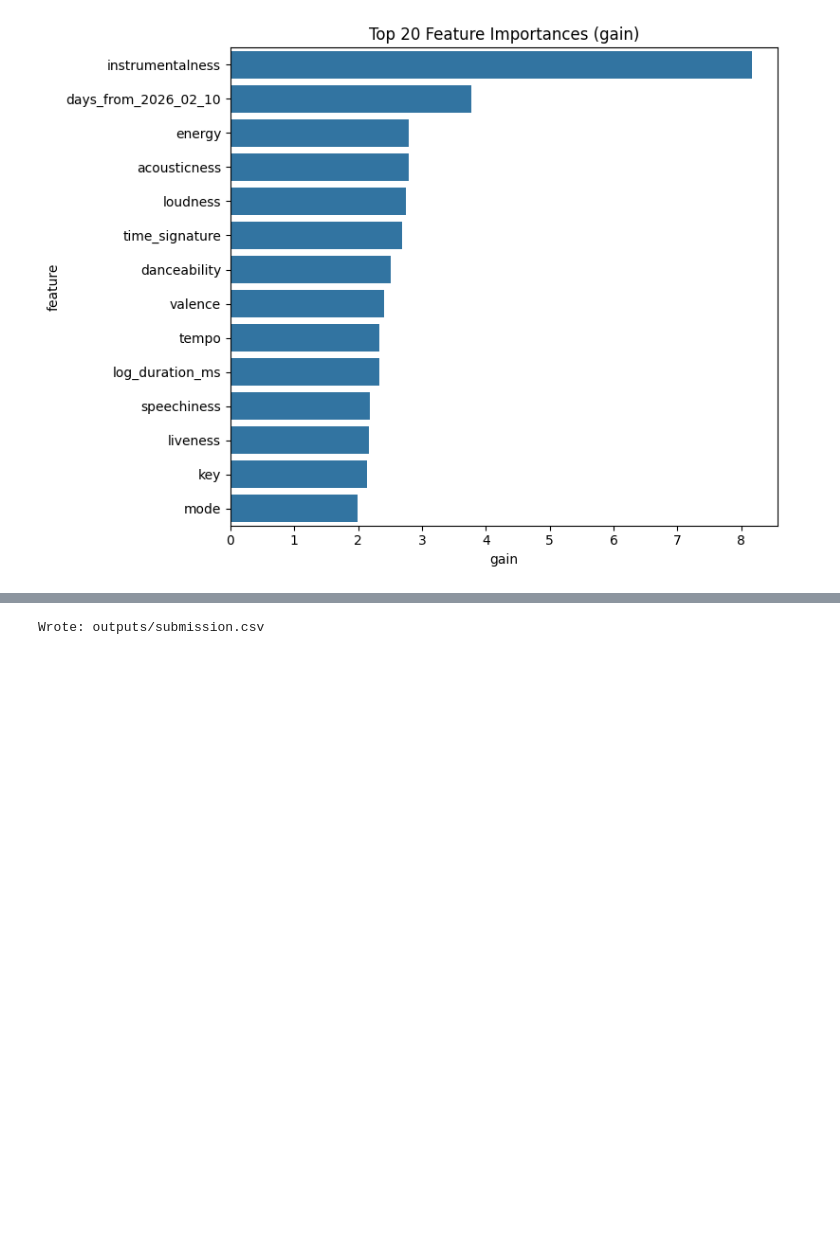
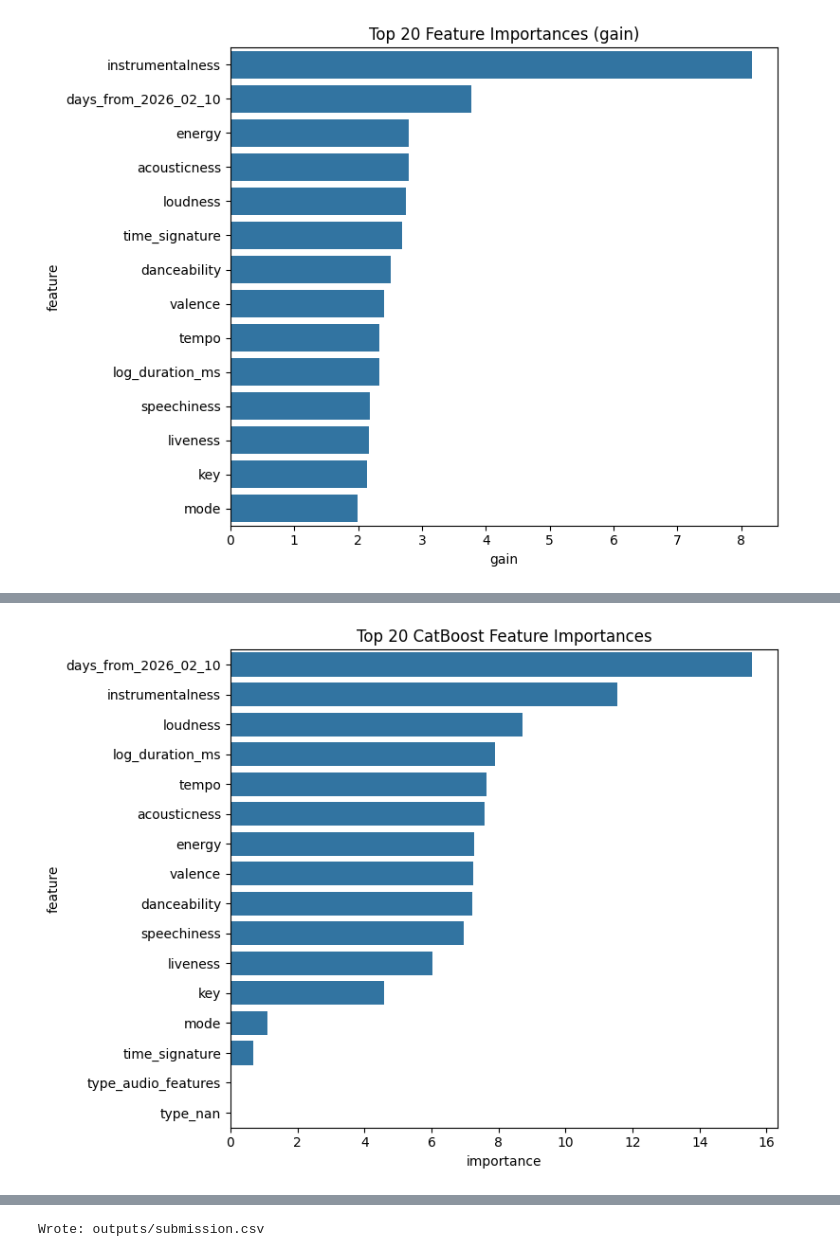
Before and after one commit to NataliaZhang/SongsClassifier, a Jupyter notebook: notebooks/xgb_search.ipynb, the cells around one changed output, grey strips where cells are left out. Saved outputs shown, nothing was run; the diff lists cells and outputs as text; code cells hidden in the pictures; blank space fills up the shorter version.

```diff
--- a/notebooks/xgb_search.ipynb
+++ b/notebooks/xgb_search.ipynb
@@ -258,3 +259,89 @@ params={'colsample_bytree': 1.0, 'gamma': 0.8, 'learning_rate': 0.05, 'max_depth
 [{'params': {'colsample_bytree': 1.0, 'gamma': 0.8, 'learning_rate': 0.05, 'max_depth': 9, 'min_child_weight': 0.5, 'n_estimators': 300, 'reg_alpha': 0.5, 'reg_lambda': 0.8, 'subsample': 0.8}, 'mean_a ...
 {'colsample_bytree': 1.0, 'gamma': 0.8, 'learning_rate': 0.05, 'max_depth': 9, 'min_child_weight': 0.5, 'n_estimators': 300, 'reg_alpha': 0.5, 'reg_lambda': 0.8, 'subsample': 0.8}
 [figure]
+# %%
+# CatBoost Grid Search with early stopping per CV fold
+cat_params = {
+    'depth': [7],
+    'learning_rate': [0.017],
+    'l2_leaf_reg': [3],
+    'subsample': [0.6],
+    'bagging_temperature': [1.0],
+    'min_data_in_leaf': [10],
+    'iterations': [3000]
+}
+# cat_params['depth']=[3,4,5,6,7,8,9,10]
+# cat_params['learning_rate']=[0.01,0.02,0.03,0.04]
+# cat_params['l2_leaf_reg']=[1,2,3,4,5,6,7,8]
+# cat_params['iterations']=[2000,3000,4000]
+# cat_params['bagging_temperature']=[0.1,0.5,1,2,5,10]
+# cat_params['min_data_in_leaf']=[10,20,30,40]]
+# cat_params['random_strength']=[0,0.5,1.0]
+
+cat_results = []
+cat_best_score = -np.inf
+cat_best_params = None
+
+for param in ParameterGrid(cat_params):
+    fold_scores = []
+    for fold_id, (train_idx, val_idx) in enumerate(skf.split(X, Y), start=1):
+        X_train, X_val = X.iloc[train_idx], X.iloc[val_idx]
+        y_train, y_val = Y[train_idx], Y[val_idx]
+
+        model = CatBoostClassifier(
+            loss_function='Logloss',
+            eval_metric='AUC',
+            random_seed=2000 + fold_id,
+            verbose=False,
+            **param,
+        )
+        model.fit(
+            X_train,
+            y_train,
+            eval_set=(X_val, y_val)
+        )
+
+        preds = model.predict_proba(X_val)[:, 1]
+        fold_scores.append(roc_auc_score(y_val, preds))
+
+    mean_score = float(np.mean(fold_scores))
+    std_score = float(np.std(fold_scores))
+    print(f"cat_params={param} mean_auc={mean_score:.6f} std_auc={std_score:.6f}")
+
+    cat_results.append({
+        'params': param,
+        'mean_auc': mean_score,
+        'std_auc': std_score,
+        'fold_auc': fold_scores,
+    })
+
+    if mean_score > cat_best_score:
+        cat_best_score = mean_score
+        cat_best_params = param
+
+print(cat_best_params)
+
+# CatBoost feature importance (gain-style)
+if cat_best_params is not None:
+    cat_final = CatBoostClassifier(
+        loss_function='Logloss',
+        eval_metric='AUC',
+        random_seed=2000,
+        verbose=False,
+        **cat_best_params,
+    )
+    cat_final.fit(X, Y)
+
+    importances = cat_final.get_feature_importance(type='PredictionValuesChange')
+    if importances is not None:
+        imp = (
+            pd.DataFrame({'feature': X.columns, 'importance': importances})
+            .sort_values('importance', ascending=False)
+            .head(20)
+        )
+        plt.figure(figsize=(8, 6))
+        sns.barplot(data=imp, x='importance', y='feature')
+        plt.title('Top 20 CatBoost Feature Importances')
+        plt.tight_layout()
+        plt.show()
+# %% [output]
@@ -260,0 +357 @@ params={'colsample_bytree': 1.0, 'gamma': 0.8, 'learning_rate': 0.05, 'max_depth
+[figure, added]
```
Also changed, not shown: parts of 4 cells of this notebook.
